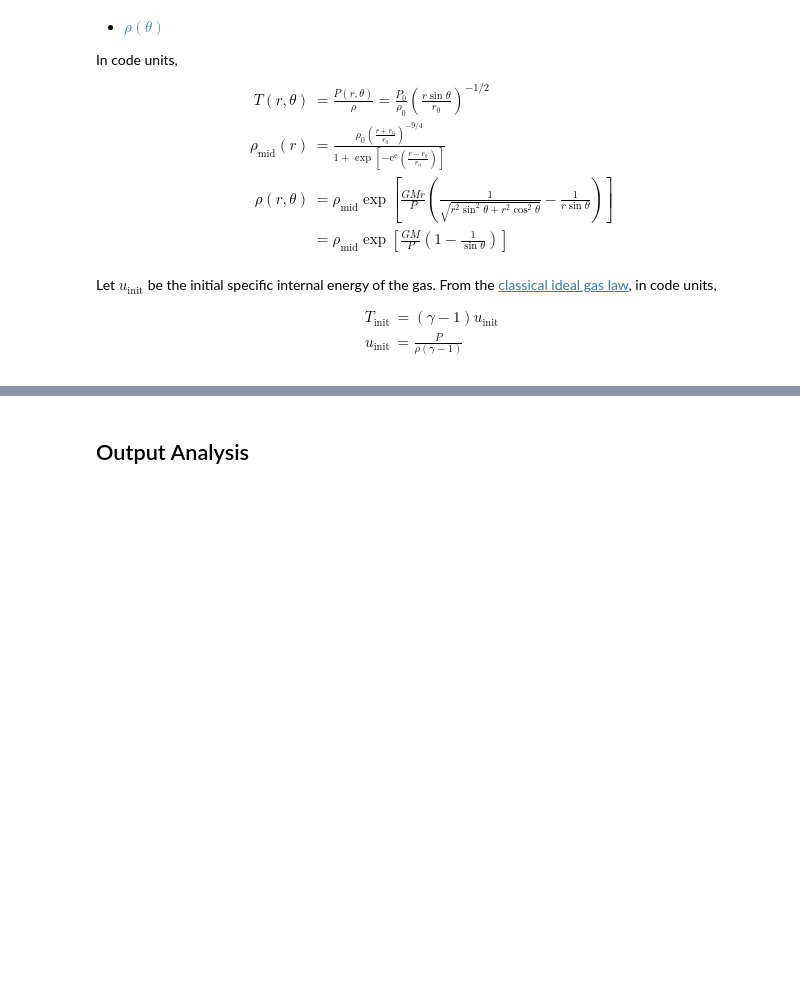
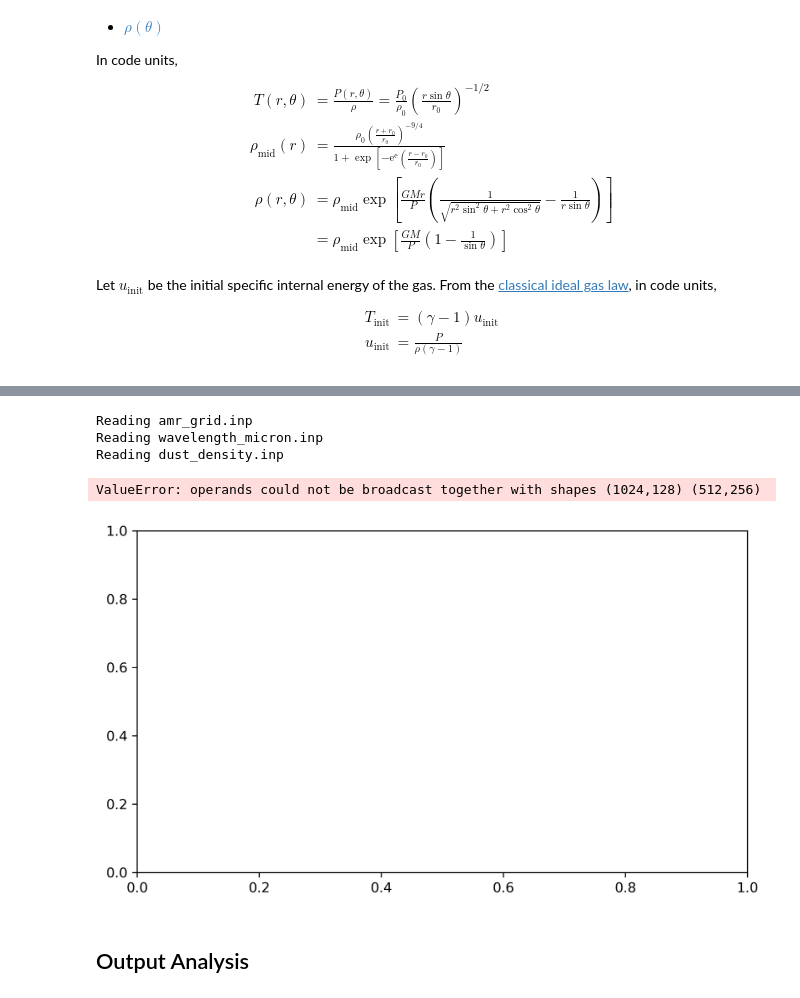
Before and after one commit to sabaronett/rad-hydro, a Jupyter notebook: radmc3d/dsharp_abs-sca/DSHARPAbsSca_RADMC-3D.ipynb, the cells around one changed output, grey strips where cells are left out. Cells and saved outputs as stored; diff of their text form; code cells hidden in the pictures; blank space fills up the shorter version.

```diff
--- a/radmc3d/dsharp_abs-sca/DSHARPAbsSca.ipynb
+++ b/radmc3d/dsharp_abs-sca/DSHARPAbsSca_RADMC-3D.ipynb
@@ -150,3 +259,51 @@ ax.tick_params(axis='both', which='both', right=True)
+# %%
+#===============================================================================
+import matplotlib.colors as colors
+import matplotlib.pyplot as plt
+import numpy as np
+from radmc3dPy import *
+import sys
+sys.path.insert(0, '/home/stanley/github/PrincetonUniversity/athena/vis/python')
+import athena_read
+
+# Constants, units, conversions
+rad2deg = 180/np.pi      # [deg]
+au      = 1.495978707e13 # astronomical unit [cm]
+
+# RADMC-3D
+data = analyze.readData(ddens=True)
+
+# Athena++
+run = 'nfreq/4'
+problem_id = 'dsharp'
+path = '/home/stanley/github/sabaronett/rad-hydro/athena/dev/yanfeij/'\
+       +f'{problem_id}_abs-v3/{run}'
+athinput = athena_read.athinput(f'{path}/athinput.{problem_id}')
+athdf = athena_read.athdf(f'{path}/athdf/{problem_id}.out1.00000.athdf')
+length_unit = athinput['radiation']['length_unit']
+L_au = length_unit/au
+density_unit = athinput['radiation']['density_unit']
+
+# Plot
+fig, ax = plt.subplots(figsize=(8, 4.5), dpi=300)
+drho = athdf['rho'][0]*density_unit - data.rhodust[:,:,0,0].T
+srho = athdf['rho'][0]*density_unit + data.rhodust[:,:,0,0].T
+rel_diff = 2*np.abs(drho)/srho
+im = ax.pcolormesh(athdf['x1v']*L_au, 90-athdf['x2v']*rad2deg, rel_diff)
+
+# Format (sub)plots
+plt.colorbar(im, label=r'Relative difference in $\rho$')
+ax.minorticks_on()
+ax.set(xlabel='$r$ (au)', ylabel=r'Latitude ($^\circ$)',
+       title=r'$2|\rho_\mathrm{ATHENA} - \rho_\mathrm{RADMC}|$'\
+                       +r'$/(\rho_\mathrm{ATHENA} + \rho_\mathrm{RADMC})$')
+ax.tick_params(axis='both', which='both', right=True)
+# %% [output]
+Reading amr_grid.inp
+Reading wavelength_micron.inp
+Reading dust_density.inp
+ValueError: operands could not be broadcast together with shapes (1024,128) (512,256)
+[figure, added]
 # %% [markdown]
 ## Output Analysis
 # %% [markdown]
```
Also changed, not shown: parts of 9 cells of this notebook, 6 other files.
